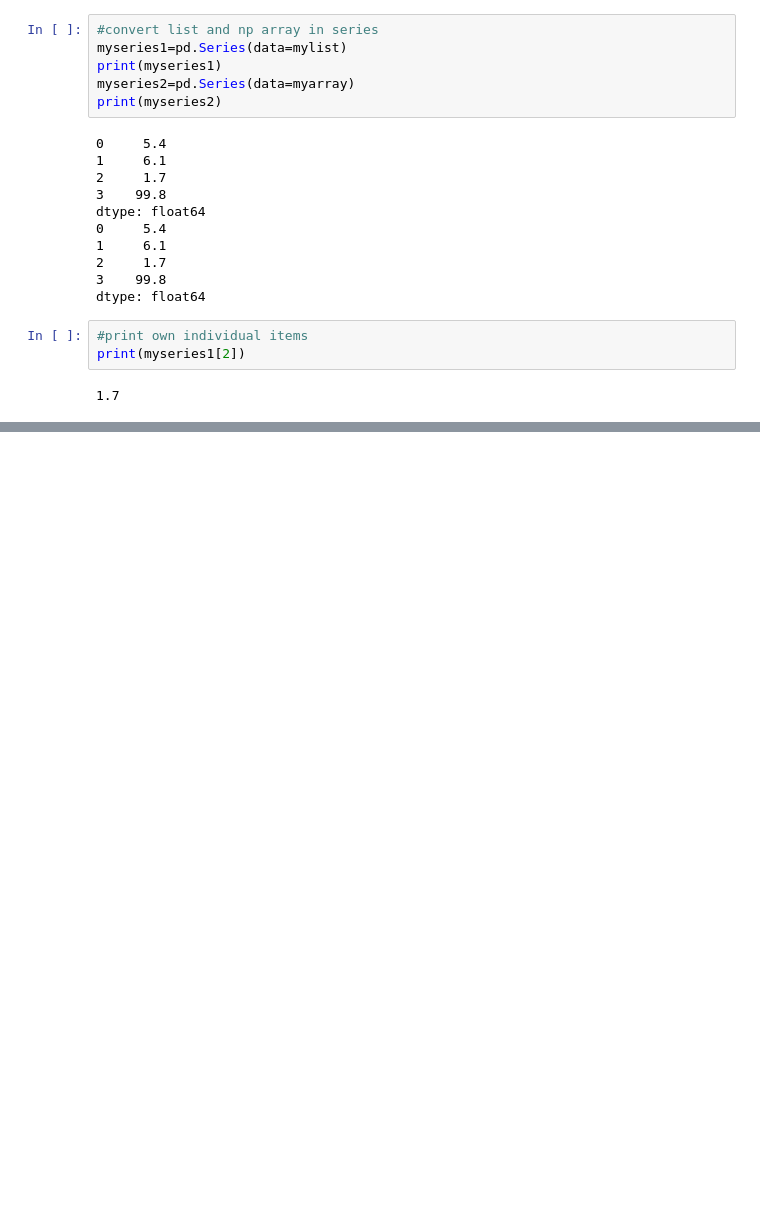
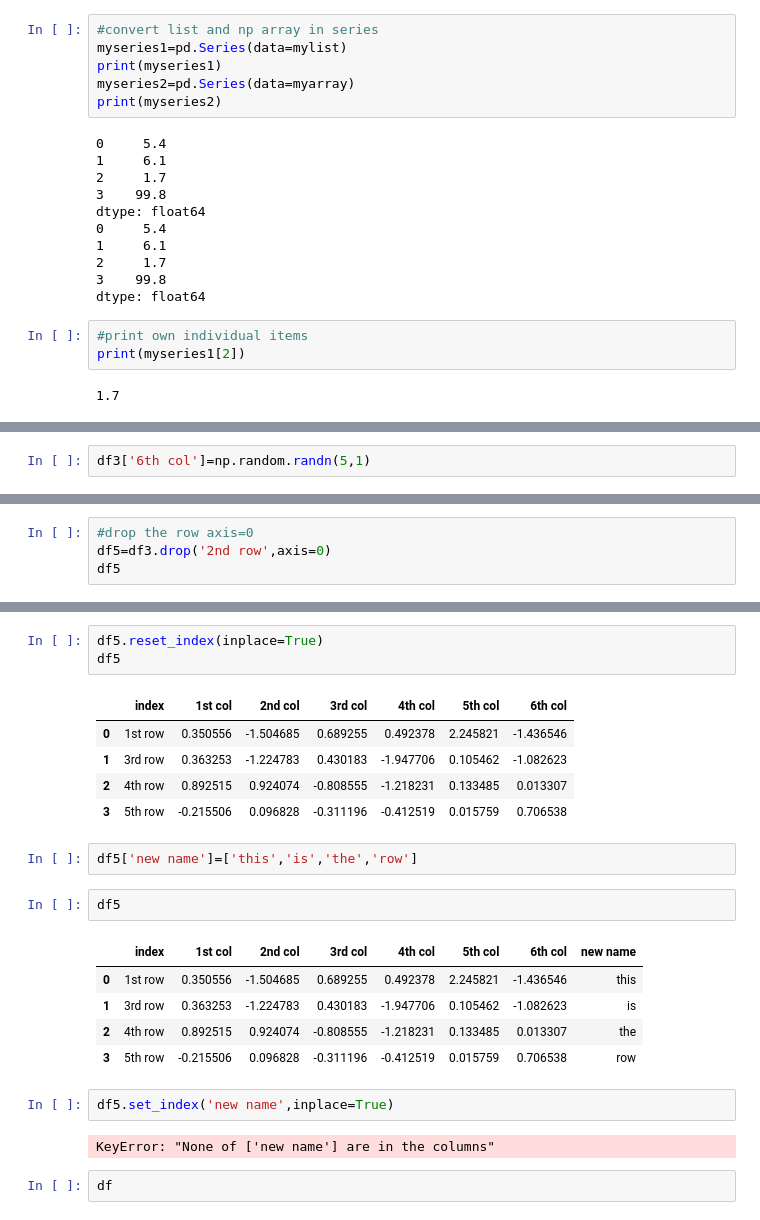
Before and after one commit to jagmeetmalhotra/aiml, a Jupyter notebook: Pandas.ipynb, the cells around one changed output, grey strips where cells are left out. Cells and saved outputs as stored; diff of their text form; blank space fills up the shorter version.

```diff
--- a/Pandas.ipynb
+++ b/Pandas.ipynb
@@ -33,0 +189,2 @@ print(myseries1[2])
+# %%
+df3['6th col']=np.random.randn(5,1)
@@ -33,0 +229,4 @@ print(myseries1[2])
+# %%
+#drop the row axis=0
+df5=df3.drop('2nd row',axis=0)
+df5
@@ -33,0 +256,25 @@ print(myseries1[2])
+# %%
+df5.reset_index(inplace=True)
+df5
+# %% [output]
+|  | index | 1st col | 2nd col | 3rd col | 4th col | 5th col | 6th col |
+| 0 | 1st row | 0.350556 | -1.504685 | 0.689255 | 0.492378 | 2.245821 | -1.436546 |
+| 1 | 3rd row | 0.363253 | -1.224783 | 0.430183 | -1.947706 | 0.105462 | -1.082623 |
+| 2 | 4th row | 0.892515 | 0.924074 | -0.808555 | -1.218231 | 0.133485 | 0.013307 |
+| 3 | 5th row | -0.215506 | 0.096828 | -0.311196 | -0.412519 | 0.015759 | 0.706538 |
+# %%
+df5['new name']=['this','is','the','row']
+# %%
+df5
+# %% [output]
+|  | index | 1st col | 2nd col | 3rd col | 4th col | 5th col | 6th col | new name |
+| 0 | 1st row | 0.350556 | -1.504685 | 0.689255 | 0.492378 | 2.245821 | -1.436546 | this |
+| 1 | 3rd row | 0.363253 | -1.224783 | 0.430183 | -1.947706 | 0.105462 | -1.082623 | is |
+| 2 | 4th row | 0.892515 | 0.924074 | -0.808555 | -1.218231 | 0.133485 | 0.013307 | the |
+| 3 | 5th row | -0.215506 | 0.096828 | -0.311196 | -0.412519 | 0.015759 | 0.706538 | row |
+# %%
+df5.set_index('new name',inplace=True)
+# %% [output]
+KeyError: "None of ['new name'] are in the columns"
+# %%
+df
```
Also changed, not shown: parts of 23 cells of this notebook.
